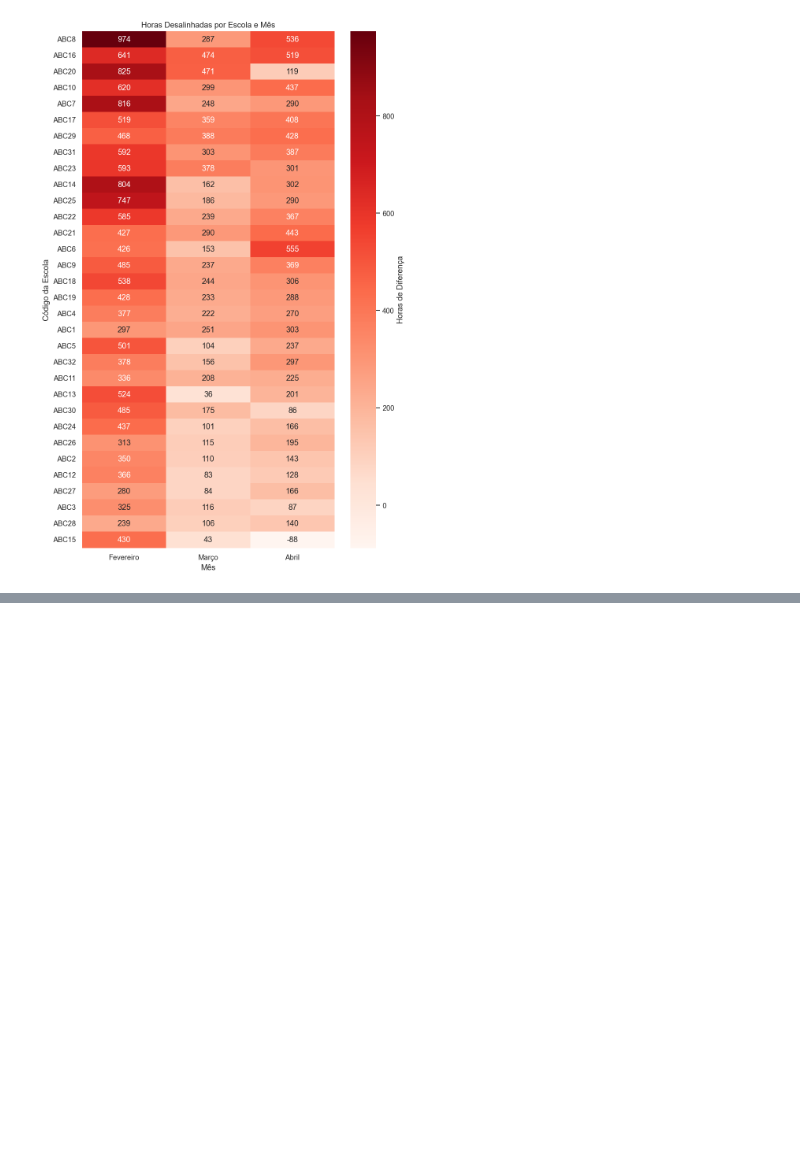
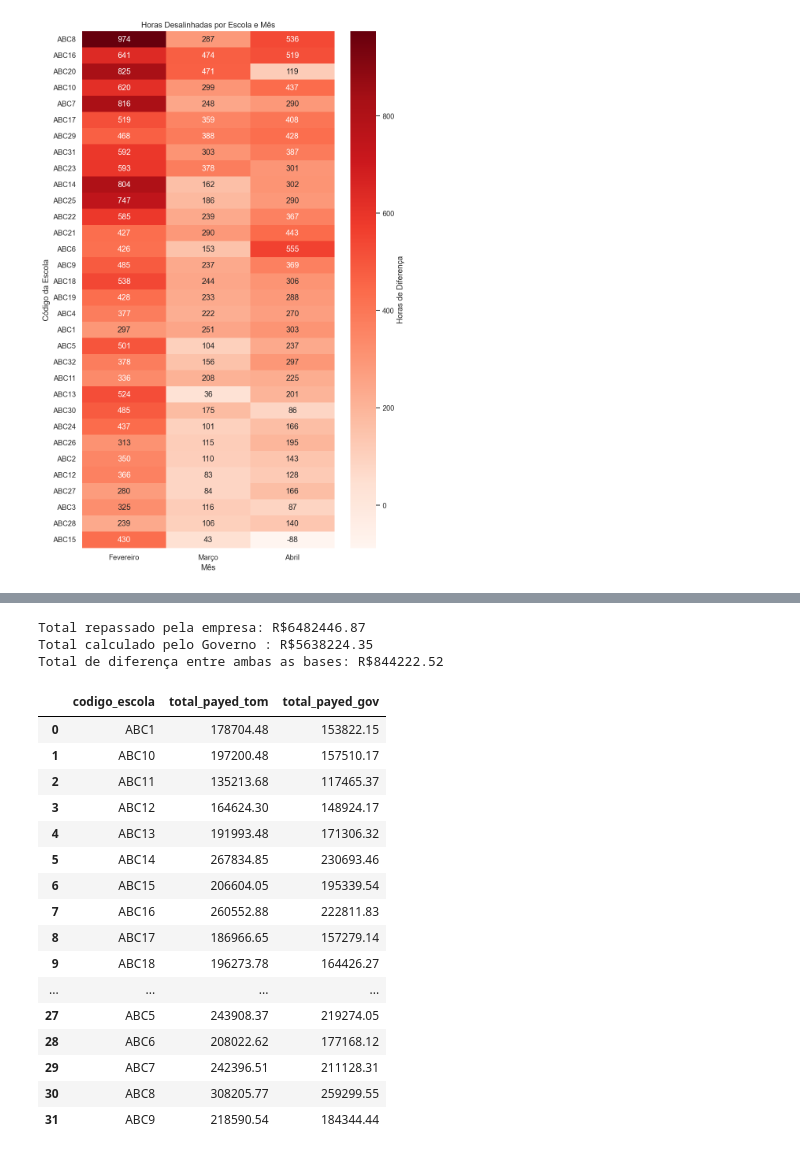
Before and after one commit to raulward/tec_case_tom_educacao, a Jupyter notebook: notebooks/main.ipynb, the cells around one changed output, grey strips where cells are left out. Saved outputs shown, nothing was run; the diff lists cells and outputs as text; code cells hidden in the pictures; blank space fills up the shorter version.

```diff
--- a/notebooks/main.ipynb
+++ b/notebooks/main.ipynb
@@ -1459,0 +1634,24 @@ Novamente, Feveiro denota situaçoes alarmantes para a diferença entre as escol
+# %%
+complete_grouped_values = (
+    complete
+    .groupby(['mes', 'codigo_escola', 'categoria'])
+    .agg({
+        'ch_total_tom': 'sum',
+        'ch_total_gov': 'sum'
+    })
+    .reset_index()
+    .merge(
+        school_values[['codigo_escola', 'valor_unitario_carga_horaria']],
+        on='codigo_escola',
+        how='left'
+    )
+)
+
+complete_grouped_values['total_payed_tom'] = complete_grouped_values['ch_total_tom'] * complete_grouped_values['valor_unitario_carga_horaria']
+
+complete_grouped_values['total_payed_gov'] = complete_grouped_values['ch_total_gov'] * complete_grouped_values['valor_unitario_carga_horaria']
+
+num_cols = complete_grouped_values.select_dtypes(include='number').columns
+complete_grouped_values[num_cols] = complete_grouped_values[num_cols].round(2)
+
+complete_grouped_values.head()
@@ -1459,0 +1665,41 @@ Novamente, Feveiro denota situaçoes alarmantes para a diferença entre as escol
+# %%
+total_payed_tom = complete_grouped_values['total_payed_tom'].sum()
+total_payed_gov = complete_grouped_values['total_payed_gov'].sum()
+
+print(f'Total repassado pela empresa: R${total_payed_tom:.2f}')
+print(f'Total calculado pelo Governo : R${total_payed_gov:.2f}')
+print(f'Total de diferença entre ambas as bases: R${total_payed_tom - total_payed_gov:.2f}')
+# %% [output]
+Total repassado pela empresa: R$6482446.87
+Total calculado pelo Governo : R$5638224.35
+Total de diferença entre ambas as bases: R$844222.52
+# %%
+schools_values_grouped = (
+    complete_grouped_values
+    .groupby('codigo_escola')
+    .agg({
+        'total_payed_tom': 'sum',
+        'total_payed_gov': 'sum'
+    })
+    .reset_index()
+)
+
+schools_values_grouped
+# %% [output]
+|  | codigo_escola | total_payed_tom | total_payed_gov |
+| 0 | ABC1 | 178704.48 | 153822.15 |
+| 1 | ABC10 | 197200.48 | 157510.17 |
+| 2 | ABC11 | 135213.68 | 117465.37 |
+| 3 | ABC12 | 164624.30 | 148924.17 |
+| 4 | ABC13 | 191993.48 | 171306.32 |
+| 5 | ABC14 | 267834.85 | 230693.46 |
+| 6 | ABC15 | 206604.05 | 195339.54 |
+| 7 | ABC16 | 260552.88 | 222811.83 |
+| 8 | ABC17 | 186966.65 | 157279.14 |
+| 9 | ABC18 | 196273.78 | 164426.27 |
+| ... | ... | ... | ... |
+| 27 | ABC5 | 243908.37 | 219274.05 |
+| 28 | ABC6 | 208022.62 | 177168.12 |
+| 29 | ABC7 | 242396.51 | 211128.31 |
+| 30 | ABC8 | 308205.77 | 259299.55 |
+| 31 | ABC9 | 218590.54 | 184344.44 |
```
Also changed, not shown: parts of 20 cells of this notebook.
